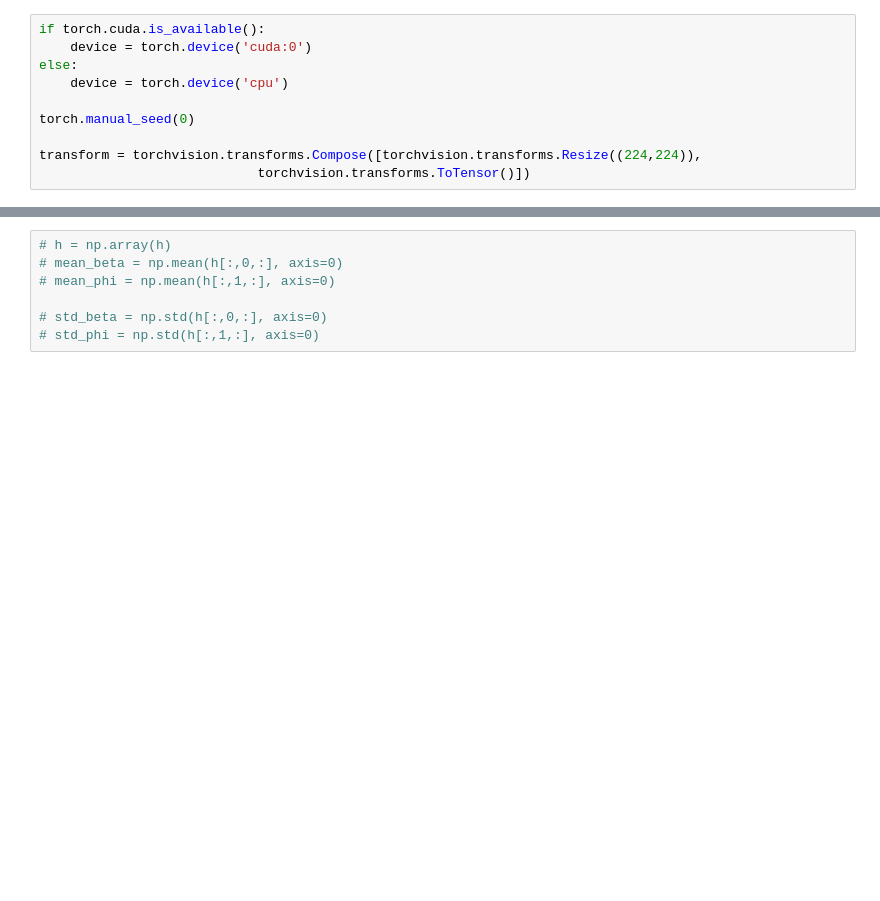
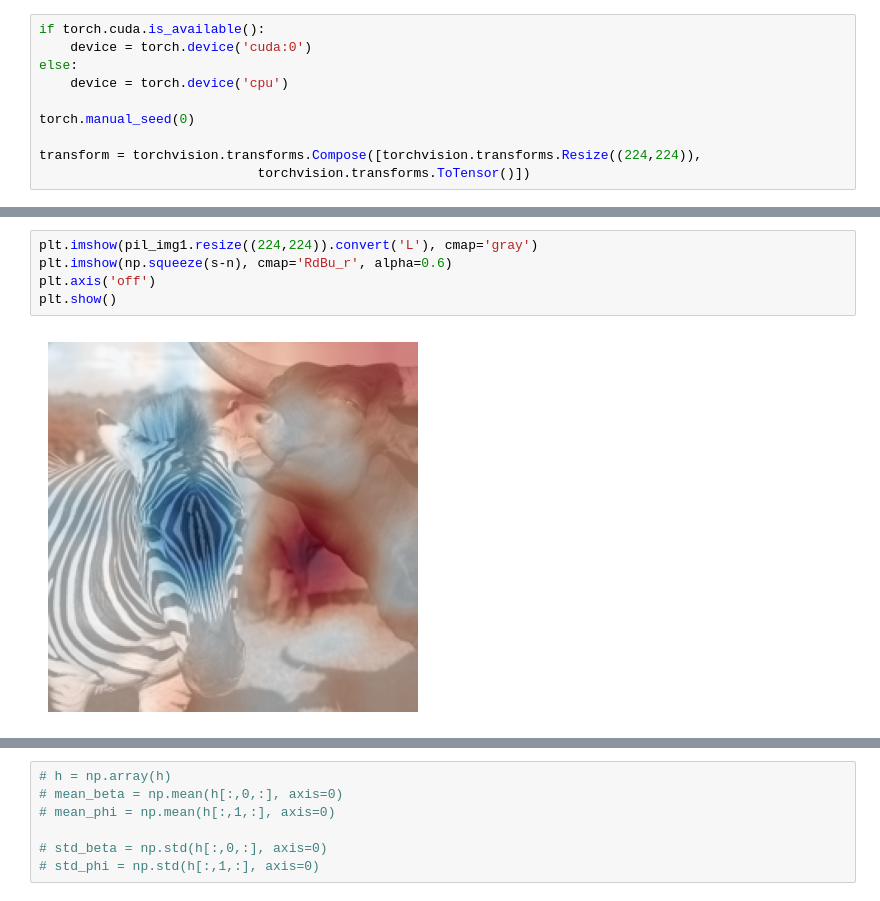
Before and after one commit to BFonseca45/PIBISA, a Jupyter notebook: encoder_main.ipynb, the cells around one changed output, grey strips where cells are left out. Saved outputs shown, nothing was run; the diff lists cells and outputs as text; blank space fills up the shorter version.

```diff
--- a/encoder_main.ipynb
+++ b/encoder_main.ipynb
@@ -76,0 +102,7 @@ for architecture in architectures:
+# %%
+plt.imshow(pil_img1.resize((224,224)).convert('L'), cmap='gray')
+plt.imshow(np.squeeze(s-n), cmap='RdBu_r', alpha=0.6)
+plt.axis('off')
+plt.show()
+# %% [output]
+[figure, added]
```
Also changed, not shown: parts of 12 cells of this notebook, 25 other files.
